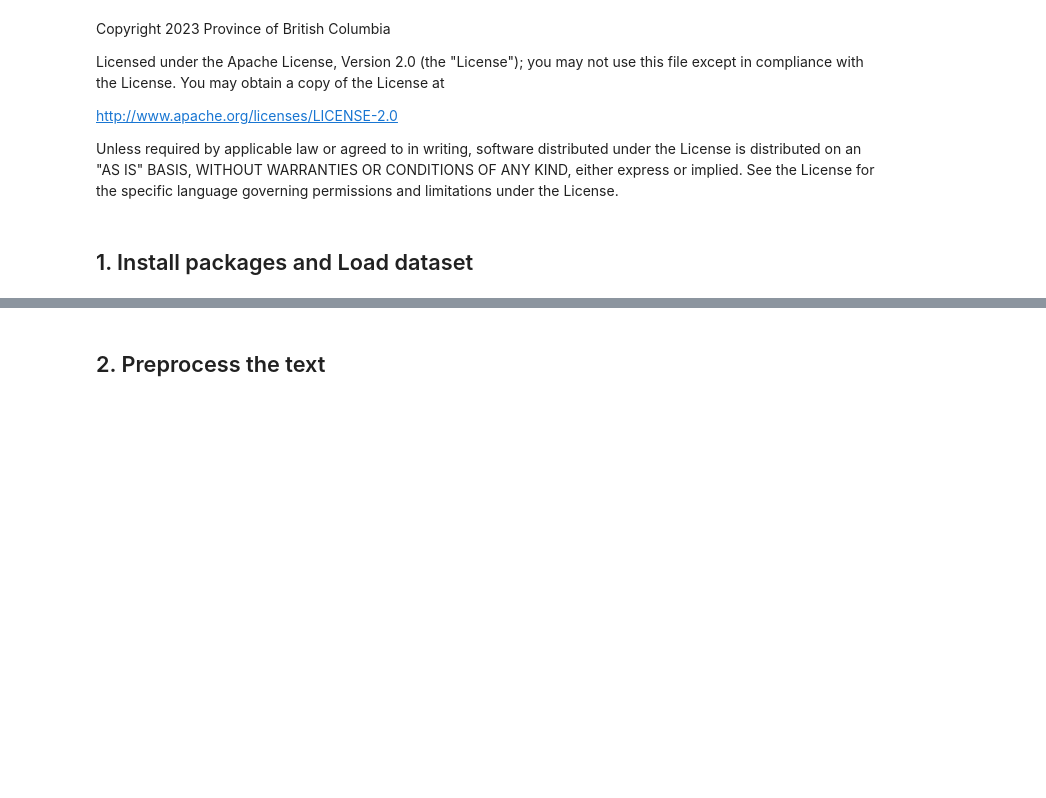
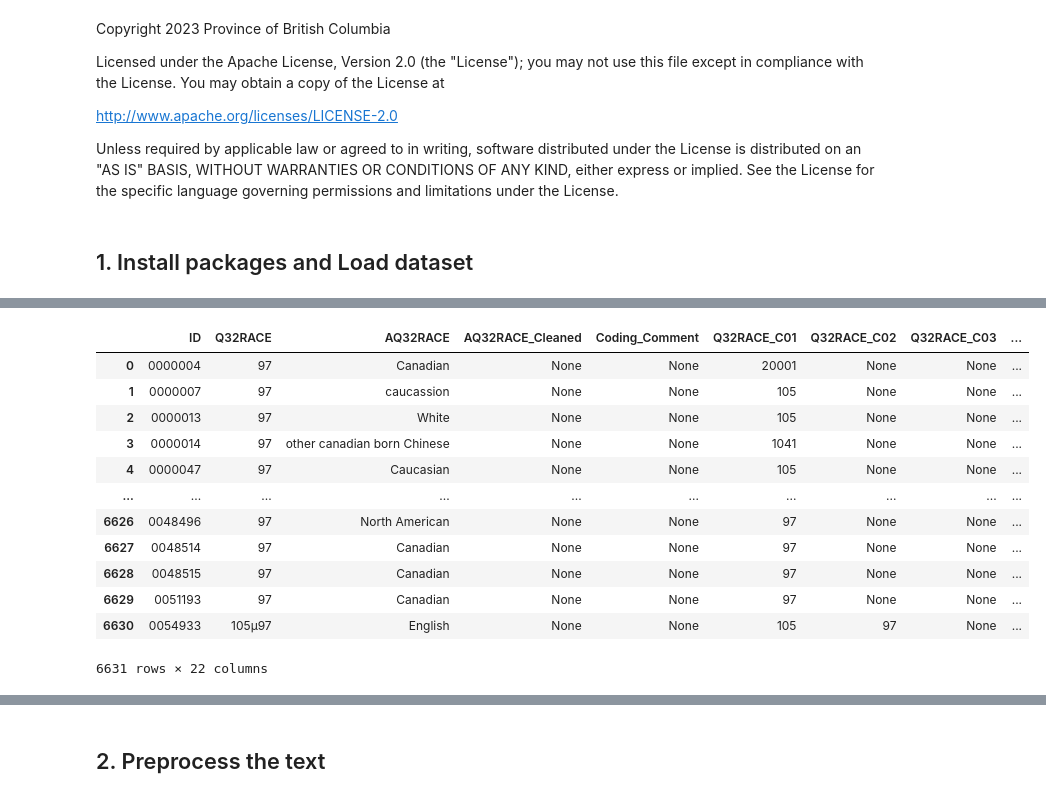
Before and after one commit to bcgov/demo-nlp, a Jupyter notebook: notebooks/exploratory/exploratory_kmeans.ipynb, the cells around one changed output, grey strips where cells are left out. Saved outputs shown, nothing was run; the diff lists cells and outputs as text; code cells hidden in the pictures; blank space fills up the shorter version.

```diff
--- a/notebooks/exploratory/exploratory_kmeans.ipynb
+++ b/notebooks/exploratory/exploratory_kmeans.ipynb
@@ -23,5 +25,5 @@ import pandas as pd
 # %%
-cred_path = '../credentials.txt' #Create credentials.txt on the top of repo directory
+cred_path = '../../credentials.txt' #Create credentials.txt on the top of repo directory
 
 connection_str = ''
 with open(cred_path) as infile:
@@ -32,10 +34,24 @@ connection = pyodbc.connect(connection_str)
 # %%
 #Read data tables
 df = pd.read_sql(
-    'SELECT * FROM dbo.AQ32RACE_TEST WHERE Cycle=1 ORDER BY ID',
+    'SELECT * FROM dbo.AQ32RACE WHERE Cycle=1 ORDER BY ID',
     connection
 )
 df
+# %% [output]
+|  | ID | Q32RACE | AQ32RACE | AQ32RACE_Cleaned | Coding_Comment | Q32RACE_C01 | Q32RACE_C02 | Q32RACE_C03 | ... |
+| 0 | 0000004 | 97 | Canadian | None | None | 20001 | None | None | ... |
+| 1 | 0000007 | 97 | caucassion | None | None | 105 | None | None | ... |
+| 2 | 0000013 | 97 | White | None | None | 105 | None | None | ... |
+| 3 | 0000014 | 97 | other canadian born Chinese | None | None | 1041 | None | None | ... |
+| 4 | 0000047 | 97 | Caucasian | None | None | 105 | None | None | ... |
+| ... | ... | ... | ... | ... | ... | ... | ... | ... | ... |
+| 6626 | 0048496 | 97 | North American | None | None | 97 | None | None | ... |
+| 6627 | 0048514 | 97 | Canadian | None | None | 97 | None | None | ... |
+| 6628 | 0048515 | 97 | Canadian | None | None | 97 | None | None | ... |
+| 6629 | 0051193 | 97 | Canadian | None | None | 97 | None | None | ... |
+| 6630 | 0054933 | 105µ97 | English | None | None | 105 | 97 | None | ... |
+6631 rows × 22 columns
 # %%
 df_code = pd.read_sql(
     'SELECT * FROM dbo.AQ32RACE_Codes',
```
Also changed, not shown: parts of 3 cells of this notebook, 7 other files.
